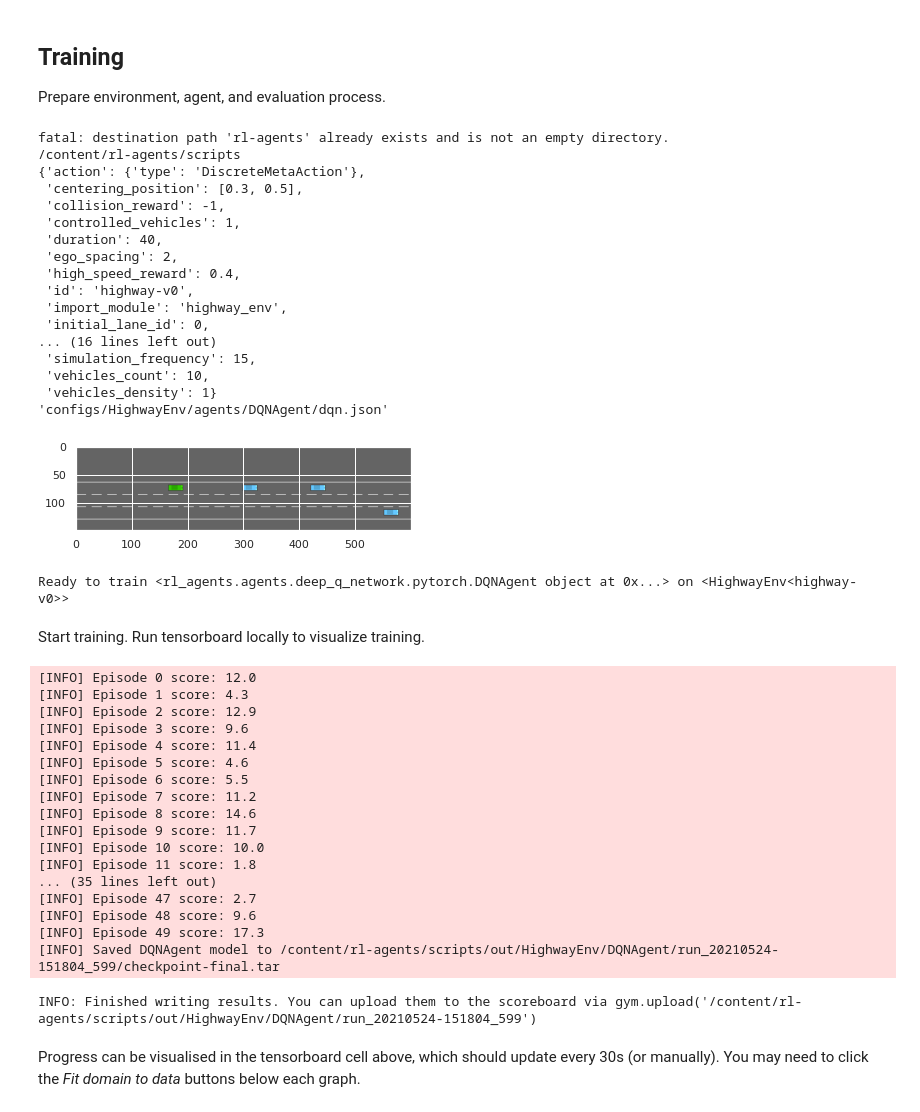
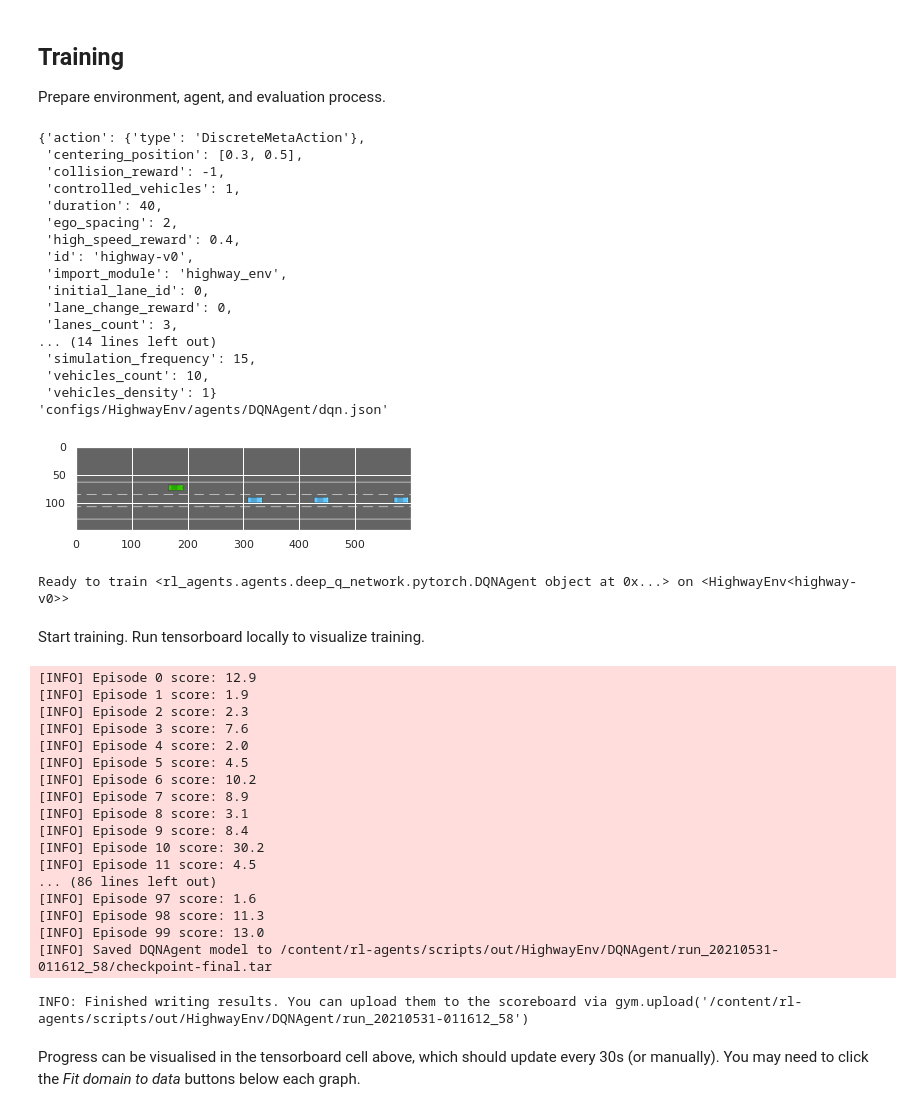
Before and after one commit to lars-x/Umu_Lab1, a Jupyter notebook: Lab3/Lab3_Highway_DQN_rlagents.ipynb, the cells around one changed output. Saved outputs shown, nothing was run; the diff lists cells and outputs as text; code cells hidden in the pictures.

```diff
--- a/Lab3/Lab3_Highway_DQN_rlagents.ipynb
+++ b/Lab3/Lab3_Highway_DQN_rlagents.ipynb
@@ -156,50 +148,41 @@ Prepare environment, agent, and evaluation process.
 # %%
-from rl_agents.trainer.evaluation import Evaluation
-from rl_agents.agents.common.factory import load_agent, load_environment
-
-# Get the environment and agent configurations from the rl-agents repository
-!git clone https://github.com/lars-x/rl-agents.git
-%cd /content/rl-agents/scripts/
-env_config = 'configs/HighwayEnv/env.json'
-agent_config = 'configs/HighwayEnv/agents/DQNAgent/dqn.json'
-
 env = load_environment(env_config)
 import pprint
 from matplotlib import pyplot as plt
 env.config["lane_change_reward"] = 0
 env.config["vehicles_count"] = 10
 # env.config['reward_speed_range'] = [0, 100]
 env.config["lanes_count"] = 3
 env.config["initial_lane_id"] = 0
 pprint.pprint(env.config)
 pprint.pprint(agent_config)
 
 env.reset()
 plt.imshow(env.render(mode="rgb_array"))
 plt.show()
 
 agent = load_agent(agent_config, env)
-evaluation = Evaluation(env, agent, num_episodes=50, display_env=False)
+evaluation = Evaluation(env, agent, num_episodes=100, display_env=False)
 print(f"Ready to train {agent} on {env}")
 # %% [output]
-fatal: destination path 'rl-agents' already exists and is not an empty directory.
-/content/rl-agents/scripts
 {'action': {'type': 'DiscreteMetaAction'},
  'centering_position': [0.3, 0.5],
  'collision_reward': -1,
  'controlled_vehicles': 1,
  'duration': 40,
  'ego_spacing': 2,
  'high_speed_reward': 0.4,
  'id': 'highway-v0',
  'import_module': 'highway_env',
  'initial_lane_id': 0,
-... (16 lines left out)
+ 'lane_change_reward': 0,
+ 'lanes_count': 3,
+... (14 lines left out)
  'simulation_frequency': 15,
  'vehicles_count': 10,
  'vehicles_density': 1}
 'configs/HighwayEnv/agents/DQNAgent/dqn.json'
-[figure, old version]
+[figure, new version]
 Ready to train <rl_agents.agents.deep_q_network.pytorch.DQNAgent object at 0x...> on <HighwayEnv<highway-v0>>
 # %% [markdown]
 Start training. Run tensorboard locally to visualize training.
@@ -207,24 +190,24 @@ Start training. Run tensorboard locally to visualize training.
 # %tensorboard --logdir "{evaluation.directory}"
 evaluation.train()
 # %% [output]
-[INFO] Episode 0 score: 12.0
-[INFO] Episode 1 score: 4.3
-[INFO] Episode 2 score: 12.9
-[INFO] Episode 3 score: 9.6
-[INFO] Episode 4 score: 11.4
-[INFO] Episode 5 score: 4.6
-[INFO] Episode 6 score: 5.5
-[INFO] Episode 7 score: 11.2
-[INFO] Episode 8 score: 14.6
-[INFO] Episode 9 score: 11.7
-[INFO] Episode 10 score: 10.0
-[INFO] Episode 11 score: 1.8
-... (35 lines left out)
-[INFO] Episode 47 score: 2.7
-[INFO] Episode 48 score: 9.6
-[INFO] Episode 49 score: 17.3
-[INFO] Saved DQNAgent model to /content/rl-agents/scripts/out/HighwayEnv/DQNAgent/run_20210524-151804_599/checkpoint-final.tar
+[INFO] Episode 0 score: 12.9
+[INFO] Episode 1 score: 1.9
+[INFO] Episode 2 score: 2.3
+[INFO] Episode 3 score: 7.6
+[INFO] Episode 4 score: 2.0
+[INFO] Episode 5 score: 4.5
+[INFO] Episode 6 score: 10.2
+[INFO] Episode 7 score: 8.9
+[INFO] Episode 8 score: 3.1
+[INFO] Episode 9 score: 8.4
+[INFO] Episode 10 score: 30.2
+[INFO] Episode 11 score: 4.5
+... (86 lines left out)
+[INFO] Episode 97 score: 1.6
+[INFO] Episode 98 score: 11.3
+[INFO] Episode 99 score: 13.0
+[INFO] Saved DQNAgent model to /content/rl-agents/scripts/out/HighwayEnv/DQNAgent/run_20210531-011612_58/checkpoint-final.tar
-INFO: Finished writing results. You can upload them to the scoreboard via gym.upload('/content/rl-agents/scripts/out/HighwayEnv/DQNAgent/run_20210524-151804_599')
+INFO: Finished writing results. You can upload them to the scoreboard via gym.upload('/content/rl-agents/scripts/out/HighwayEnv/DQNAgent/run_20210531-011612_58')
 # %% [markdown]
 Progress can be visualised in the tensorboard cell above, which should update every 30s (or manually). You may need to click the *Fit domain to data* buttons below each graph.
 # %% [markdown]
```
Also changed, not shown: parts of 8 cells of this notebook.
